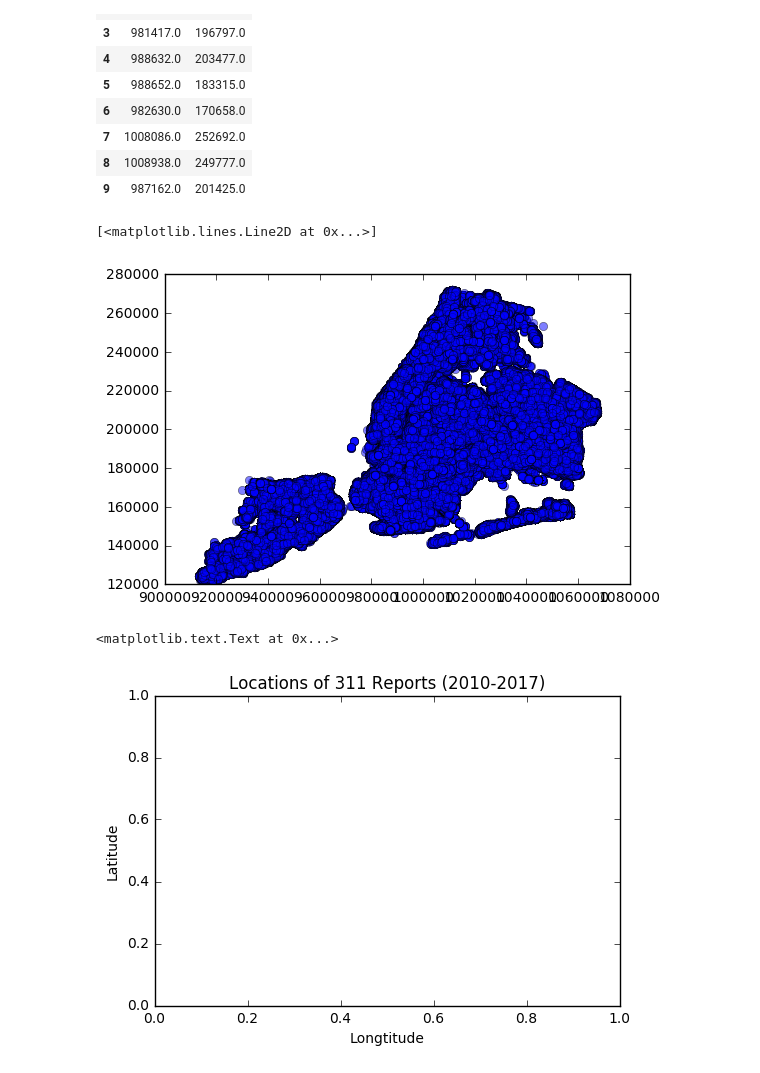
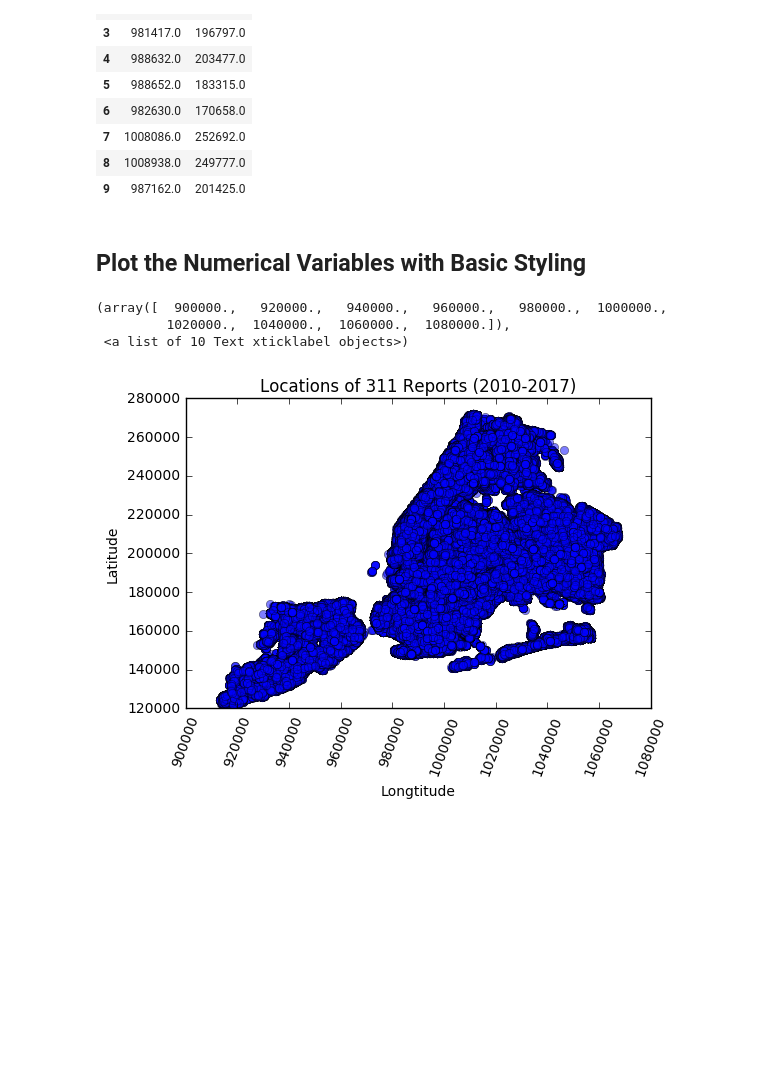
Before and after one commit to ianxxiao/PUI2017_ixx200, a Jupyter notebook: HW2_ixx200/HW2_A3.ipynb, the cells around one changed output. Saved outputs shown, nothing was run; the diff lists cells and outputs as text; code cells hidden in the pictures; blank space fills up the shorter version.

```diff
--- a/HW2_ixx200/HW2_A3.ipynb
+++ b/HW2_ixx200/HW2_A3.ipynb
@@ -70,6 +72,8 @@ dfNumerical.head(10)
 | 7 | 1008086.0 | 252692.0 |
 | 8 | 1008938.0 | 249777.0 |
 | 9 | 987162.0 | 201425.0 |
+# %% [markdown]
+## Plot the Numerical Variables with Basic Styling
 # %%
 %matplotlib inline
 
@@ -78,16 +82,12 @@ import numpy as np
 import matplotlib.pyplot as plt
 # %%
 plt.plot(dfNumerical[dfNumerical.X > 0]['X'], dfNumerical[dfNumerical.Y > 0]['Y'], 'o', alpha=.5)
-plt.title()
+plt.title("Locations of 311 Reports (2010-2017)")
 plt.xlabel("Longtitude")
 plt.ylabel("Latitude")
+plt.xticks(rotation=70)
 # %% [output]
-[<matplotlib.lines.Line2D at 0x...>]
+(array([  900000.,   920000.,   940000.,   960000.,   980000.,  1000000.,
+         1020000.,  1040000.,  1060000.,  1080000.]),
+ <a list of 10 Text xticklabel objects>)
-[figure, old version]
+[figure, new version]
-# %%
-plt.title("Locations of 311 Reports (2010-2017)")
-plt.xlabel("Longtitude")
-plt.ylabel("Latitude")
-# %% [output]
-<matplotlib.text.Text at 0x...>
-[figure, removed]
```
Also changed, not shown: parts of 6 cells of this notebook, 2 other files.
